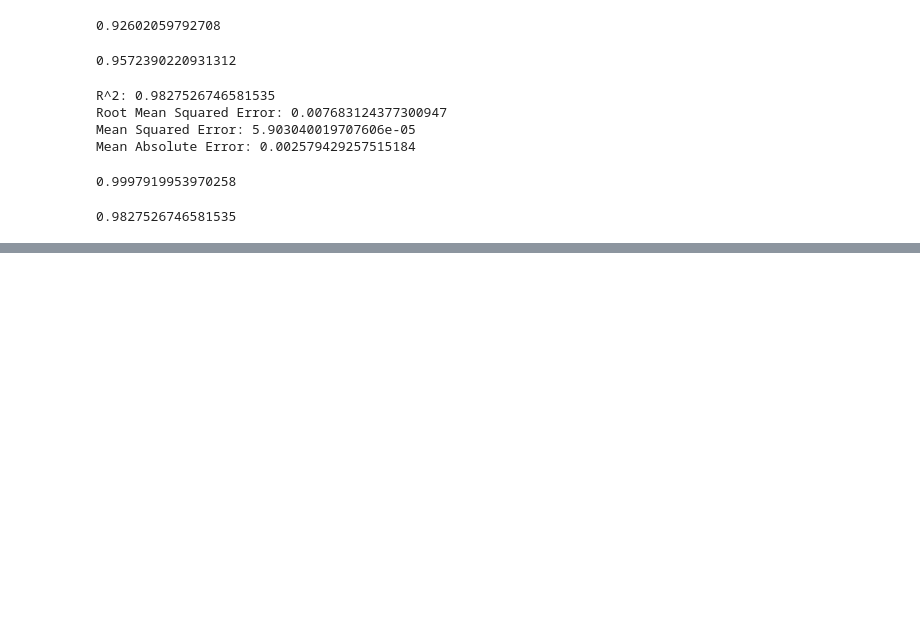
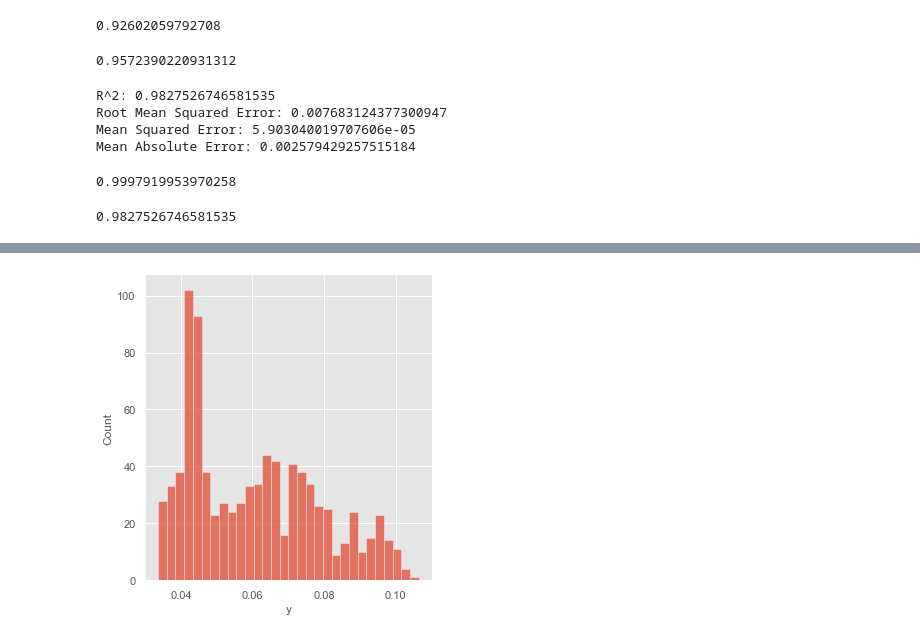
Before and after one commit to kamalzada/Machine-Learning-Projects, a Jupyter notebook: Capstone-Projects/Capstone-Project#2.ipynb, the cells around one changed output, grey strips where cells are left out. Saved outputs shown, nothing was run; the diff lists cells and outputs as text; code cells hidden in the pictures; blank space fills up the shorter version.

```diff
--- a/Capstone-Projects/Capstone-Project#2.ipynb
+++ b/Capstone-Projects/Capstone-Project#2.ipynb
@@ -556,0 +568,4 @@ df_train.tail()
+# %%
+scaler = RobustScaler()
+df_test.iloc[:,:] = scaler.fit_transform(df_test.iloc[:,:])
+df_test = pd.DataFrame(df_test)
@@ -633,2 +654,0 @@ grad.score(X_test,y_test))
-# %%
-df_test.dropna(inplace=True)
@@ -675,0 +741,5 @@ df_test.head()
+# %%
+sns.displot(df_test['y'], bins=30)
+plt.show()
+# %% [output]
+[figure, added]
```
Also changed, not shown: parts of 50 cells of this notebook.
